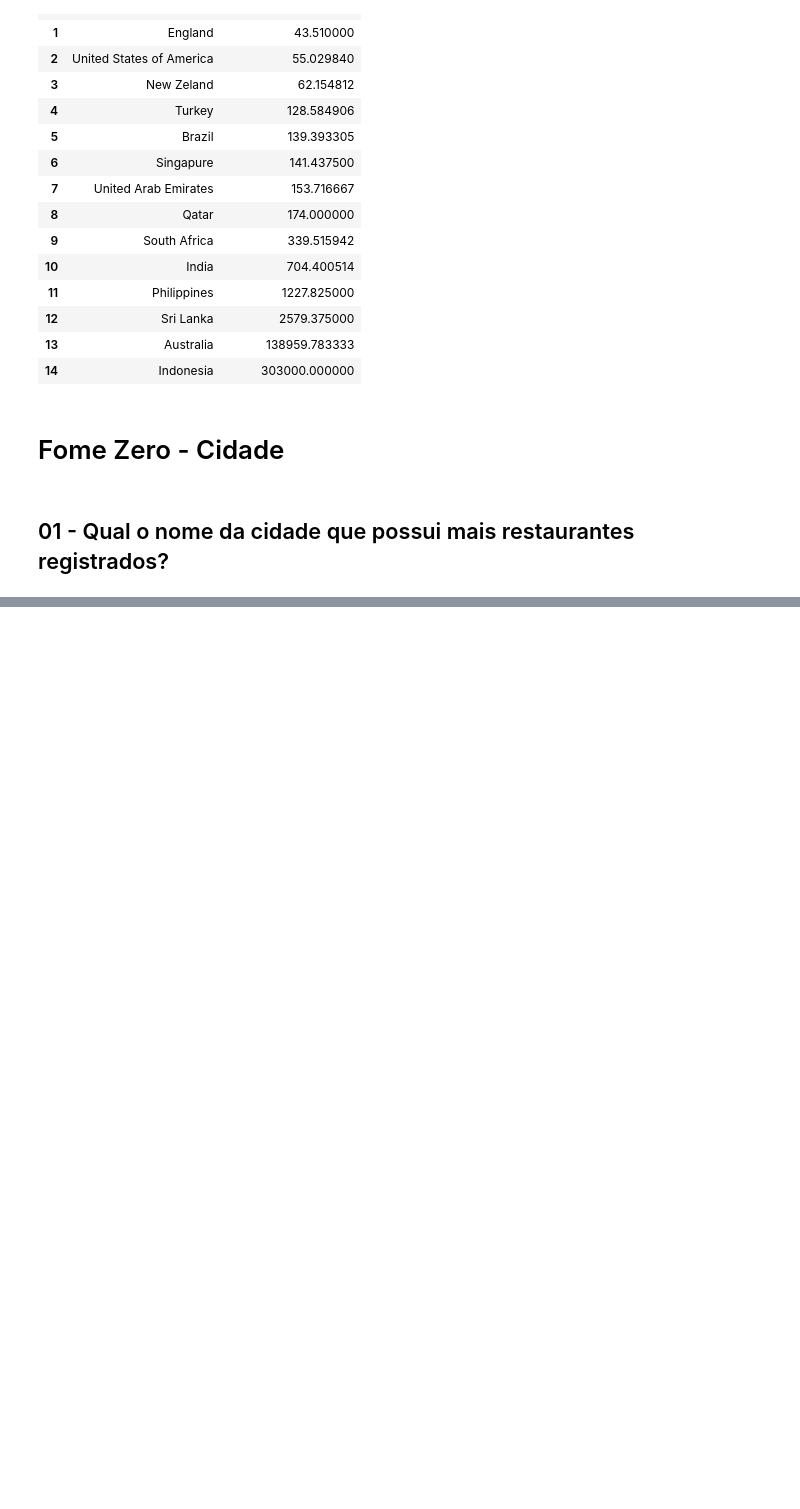
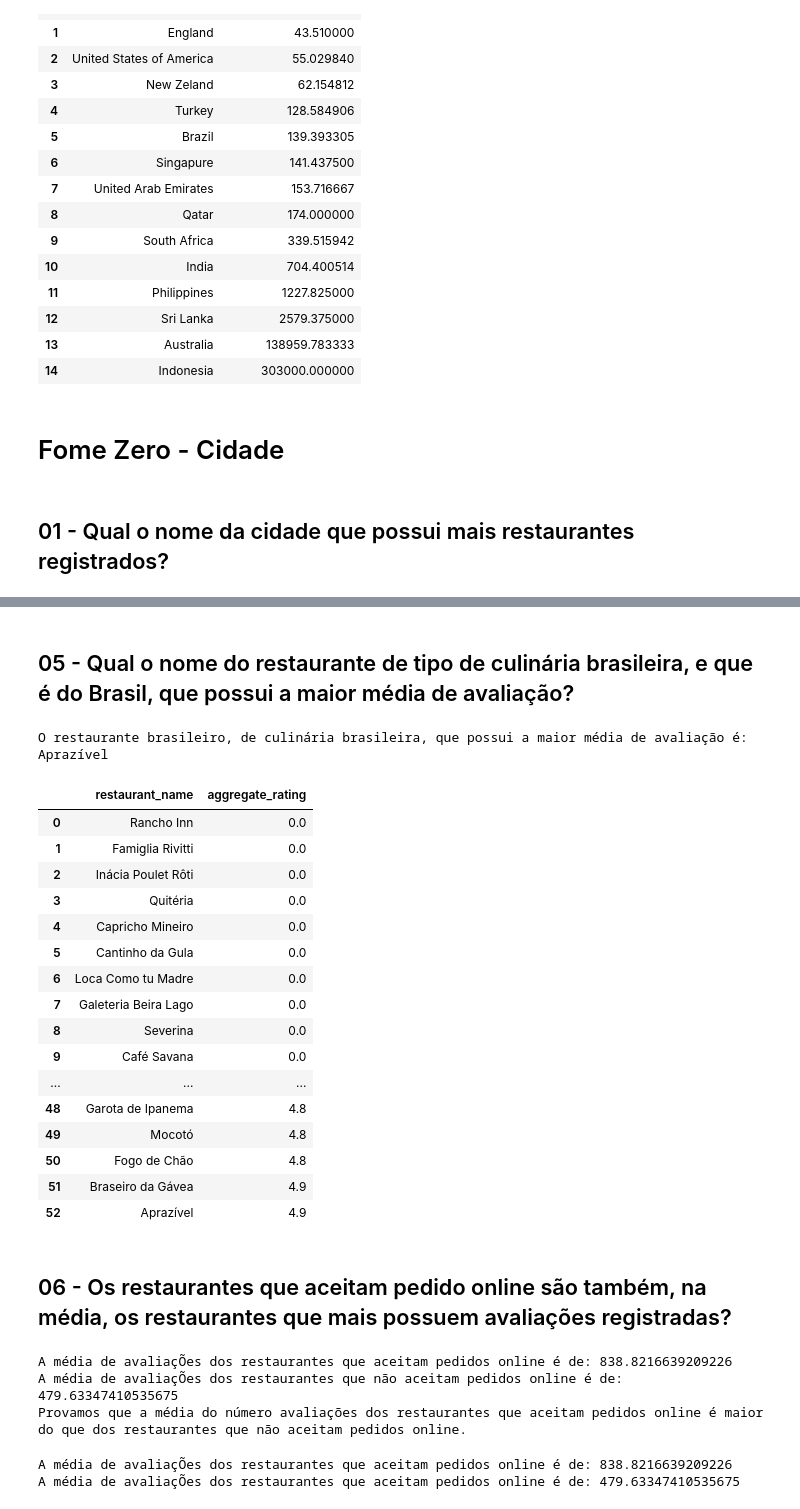
Before and after one commit to LuiMagno/DS_Notebooks, a Jupyter notebook: ComunidadeDS/FTC_Python/Projeto Final/ProjetoFinal - Geral.ipynb, the cells around one changed output, grey strips where cells are left out. Cells and saved outputs as stored; diff of their text form; code cells hidden in the pictures; blank space fills up the shorter version.

```diff
--- a/ComunidadeDS/FTC_Python/Projeto Final/ProjetoFinal - Geral.ipynb
+++ b/ComunidadeDS/FTC_Python/Projeto Final/ProjetoFinal - Geral.ipynb
@@ -342,0 +587,51 @@ df.head(3)
+# %% [markdown]
+## 05 - Qual o nome do restaurante de tipo de culinária brasileira, e que é do Brasil, que possui a maior média de avaliação?
+# %%
+linhas_selecionadas = ((df['cuisines'] == 'Brazilian') & (df['country_name'] == 'Brazil'))
+df_aux = df.loc[linhas_selecionadas, ['restaurant_name', 'aggregate_rating']].groupby('restaurant_name').max().sort_values(by='aggregate_rating').reset_index()
+print(f'O restaurante brasileiro, de culinária brasileira, que possui a maior média de avaliação é: {df_aux.iloc[-1,0]}')
+df_aux
+# %% [output]
+O restaurante brasileiro, de culinária brasileira, que possui a maior média de avaliação é: Aprazível
+|  | restaurant_name | aggregate_rating |
+| 0 | Rancho Inn | 0.0 |
+| 1 | Famiglia Rivitti | 0.0 |
+| 2 | Inácia Poulet Rôti | 0.0 |
+| 3 | Quitéria | 0.0 |
+| 4 | Capricho Mineiro | 0.0 |
+| 5 | Cantinho da Gula | 0.0 |
+| 6 | Loca Como tu Madre | 0.0 |
+| 7 | Galeteria Beira Lago | 0.0 |
+| 8 | Severina | 0.0 |
+| 9 | Café Savana | 0.0 |
+| ... | ... | ... |
+| 48 | Garota de Ipanema | 4.8 |
+| 49 | Mocotó | 4.8 |
+| 50 | Fogo de Chão | 4.8 |
+| 51 | Braseiro da Gávea | 4.9 |
+| 52 | Aprazível | 4.9 |
+# %% [markdown]
+## 06 - Os restaurantes que aceitam pedido online são também, na média, os restaurantes que mais possuem avaliações registradas?
+# %%
+# Fazendo o recorte da média de avaliações dos restaurantes que aceitam pedidos online
+media_online = df.loc[df['has_online_delivery'] == 1, ['votes']].mean()
+print(f'A média de avaliaçÕes dos restaurantes que aceitam pedidos online é de: {media_online[0]}')
+
+# Fazendo o recorte da média de avaliações dos restaurantes que não aceitam pedidos online
+media_offline = df.loc[df['has_online_delivery'] == 0, ['votes']].mean()
+
+print(f'A média de avaliaçÕes dos restaurantes que não aceitam pedidos online é de: {media_offline[0]}')
+
+print('Provamos que a média do número avaliações dos restaurantes que aceitam pedidos online é maior do que dos restaurantes que não aceitam pedidos online.')
+# %% [output]
+A média de avaliaçÕes dos restaurantes que aceitam pedidos online é de: 838.8216639209226
+A média de avaliaçÕes dos restaurantes que não aceitam pedidos online é de: 479.63347410535675
+Provamos que a média do número avaliações dos restaurantes que aceitam pedidos online é maior do que dos restaurantes que não aceitam pedidos online.
+# %%
+df_aux = df[['has_online_delivery', 'votes']].groupby('has_online_delivery').mean()
+print(f'A média de avaliaçÕes dos restaurantes que aceitam pedidos online é de: {df_aux.iloc[1,0]}')
+
+print(f'A média de avaliaçÕes dos restaurantes que aceitam pedidos online é de: {df_aux.iloc[0,0]}')
+# %% [output]
+A média de avaliaçÕes dos restaurantes que aceitam pedidos online é de: 838.8216639209226
+A média de avaliaçÕes dos restaurantes que aceitam pedidos online é de: 479.63347410535675
```
Also changed, not shown: parts of 37 cells of this notebook, 2 other files.
